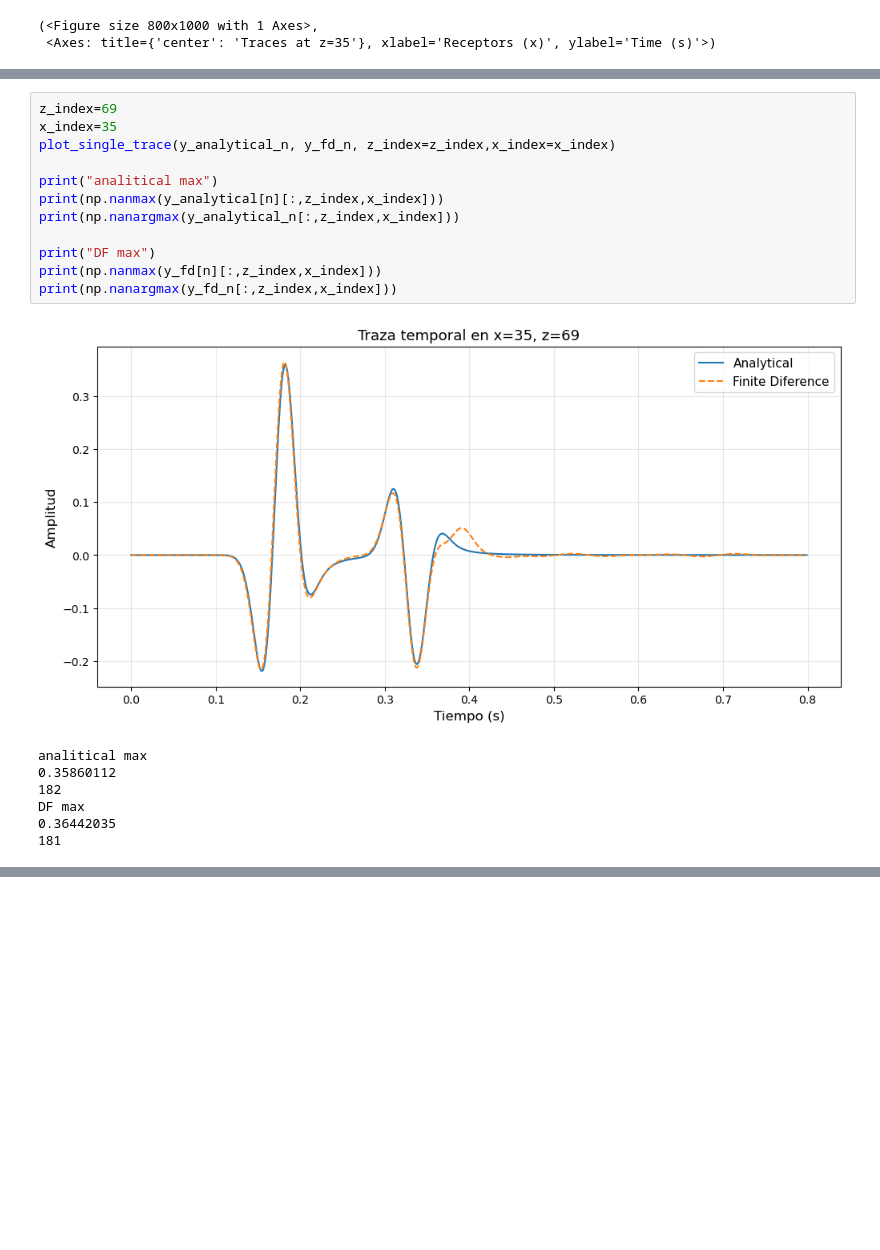
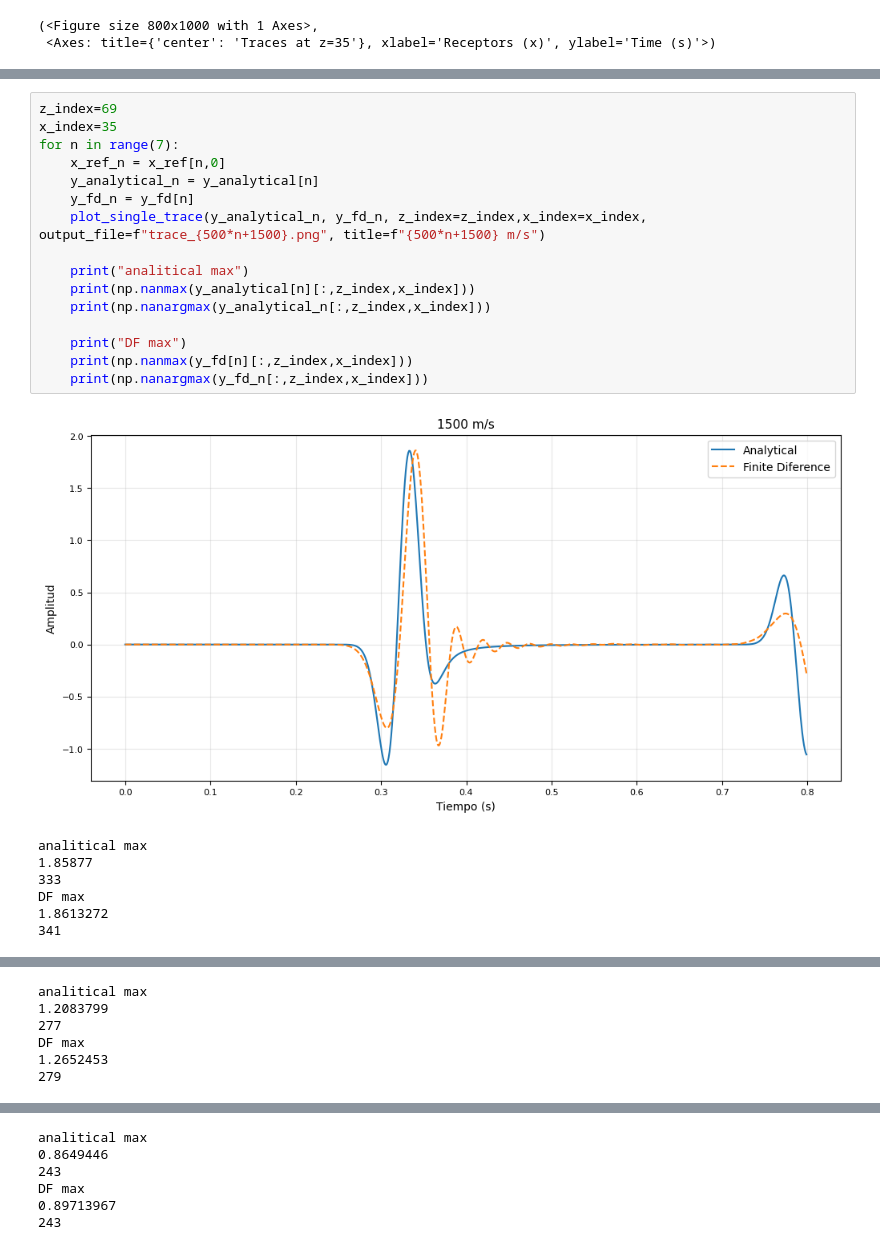
Before and after one commit to Konat23/DeepONet_AWP, a Jupyter notebook: src/01_Analytic/analytical_FD.ipynb, the cells around one changed output, grey strips where cells are left out. Drawn from its saved outputs; the diff is of its cells as text; blank space fills up the shorter version.

```diff
--- a/src/01_Analytic/analytical_FD.ipynb
+++ b/src/01_Analytic/analytical_FD.ipynb
@@ -474,20 +469,24 @@ plot_traces_only(y_analytical_n, y_fd_n, z_index=69, title=None)
 # %%
 z_index=69
 x_index=35
-plot_single_trace(y_analytical_n, y_fd_n, z_index=z_index,x_index=x_index)
+for n in range(7):
+    x_ref_n = x_ref[n,0]
+    y_analytical_n = y_analytical[n]
+    y_fd_n = y_fd[n]
+    plot_single_trace(y_analytical_n, y_fd_n, z_index=z_index,x_index=x_index, output_file=f"trace_{500*n+1500}.png", title=f"{500*n+1500} m/s")
 
-print("analitical max")
-print(np.nanmax(y_analytical[n][:,z_index,x_index]))
-print(np.nanargmax(y_analytical_n[:,z_index,x_index]))
+    print("analitical max")
+    print(np.nanmax(y_analytical[n][:,z_index,x_index]))
+    print(np.nanargmax(y_analytical_n[:,z_index,x_index]))
 
-print("DF max")
-print(np.nanmax(y_fd[n][:,z_index,x_index]))
-print(np.nanargmax(y_fd_n[:,z_index,x_index]))
+    print("DF max")
+    print(np.nanmax(y_fd[n][:,z_index,x_index]))
+    print(np.nanargmax(y_fd_n[:,z_index,x_index]))
 # %% [output]
-[figure, old version]
+[figure, new version]
 analitical max
-0.35860112
-182
+1.85877
+333
 DF max
-0.36442035
-181
+1.8613272
+341
@@ -493,0 +494,6 @@ DF max
+analitical max
+1.2083799
+277
+DF max
+1.2652453
+279
@@ -493,0 +501,6 @@ DF max
+analitical max
+0.8649446
+243
+DF max
+0.89713967
+243
```
Also changed, not shown: parts of 5 cells of this notebook.
